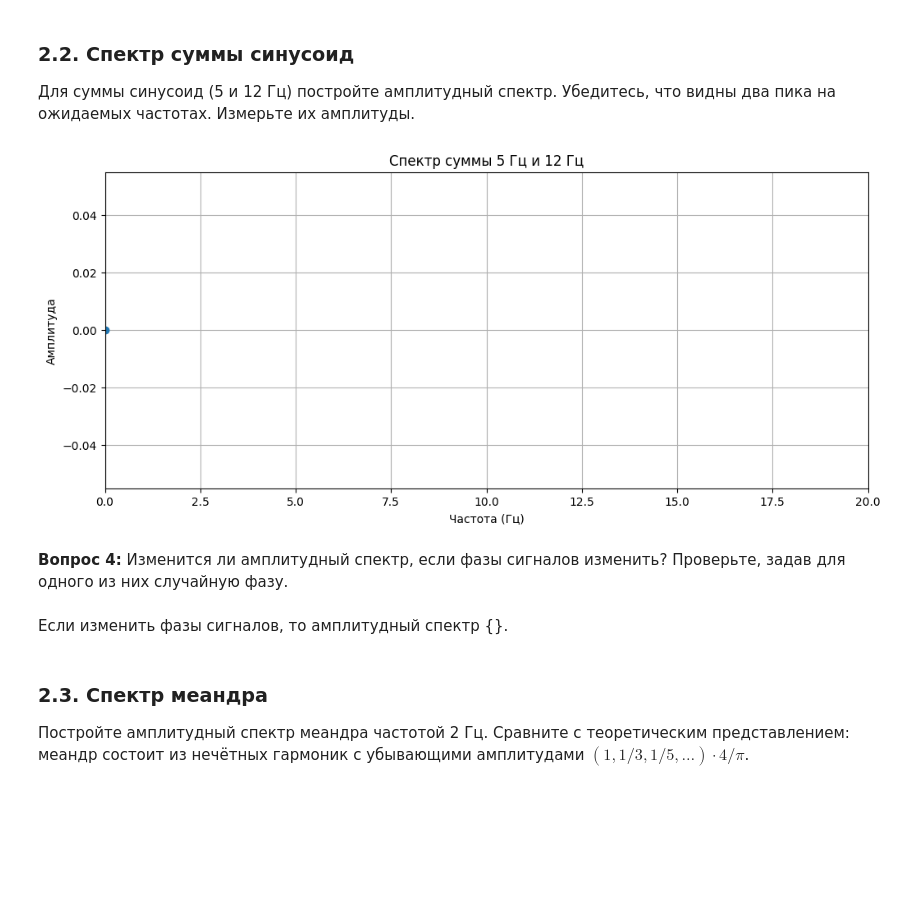
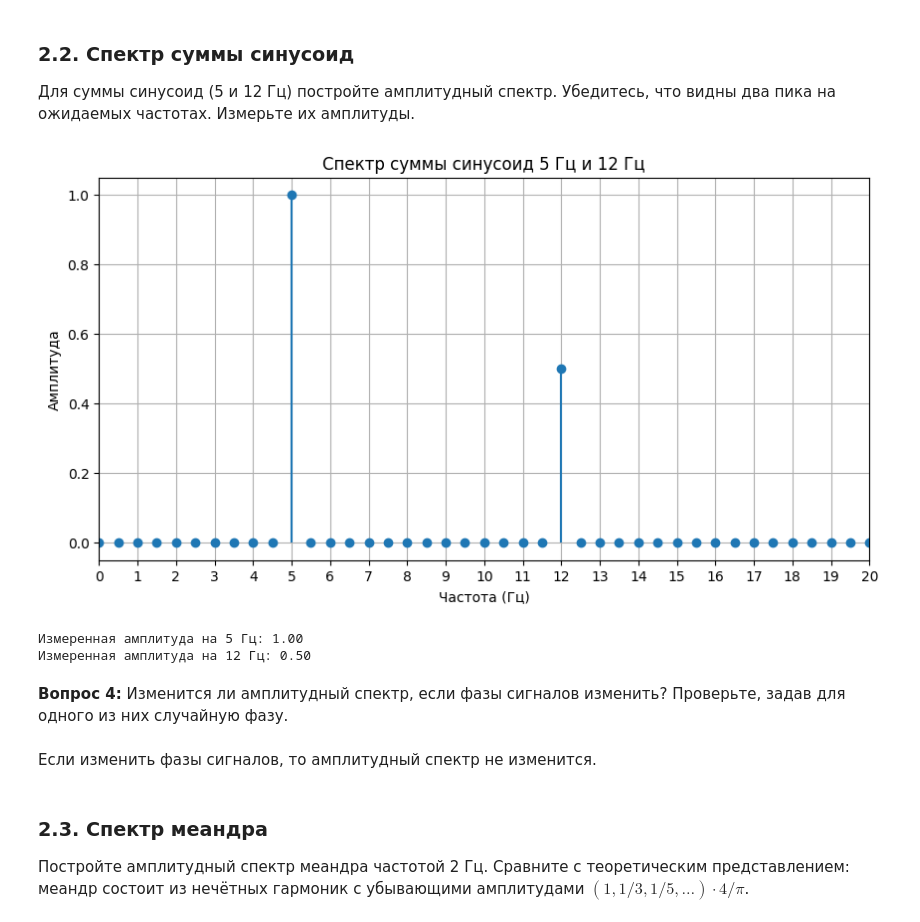
Before and after one commit to korzhimanov/dsp-seminars, a Jupyter notebook: seminars/1.ipynb, the cells around one changed output. Cells and saved outputs as stored; diff of their text form; code cells hidden in the pictures; blank space fills up the shorter version.

```diff
--- a/seminars/1.ipynb
+++ b/seminars/1.ipynb
@@ -138,24 +144,40 @@ plt.show()
 ### 2.2. Спектр суммы синусоид
 
 Для суммы синусоид (5 и 12 Гц) постройте амплитудный спектр. Убедитесь, что видны два пика на ожидаемых частотах. Измерьте их амплитуды.
-# %%
-X_sum = []
-X_sum_mag = []
-
-plt.figure()
-plt.stem([0,], [0,], basefmt=" ")
-plt.title('Спектр суммы 5 Гц и 12 Гц')
-plt.xlabel('Частота (Гц)')
-plt.ylabel('Амплитуда')
-plt.xlim(0, 20)
-plt.grid(True)
-plt.show()
-# %% [output]
-[figure, removed]
+# %%
+rand_phase = np.random.uniform(0, 2 * np.pi)
+
+s1 = 1.0 * np.sin(2 * np.pi * 5 * t)
+s2 = 0.5 * np.sin(2 * np.pi * 12 * t + rand_phase)
+signal_sum = s1 + s2
+
+X_sum = np.fft.fft(signal_sum)
+freq = np.fft.fftfreq(N, 1/fs)
+X_sum_mag = (2.0 / N) * np.abs(X_sum[:half])
+
+amp_5 = X_sum_mag[np.argmin(np.abs(freq_pos - 5))]
+amp_12 = X_sum_mag[np.argmin(np.abs(freq_pos - 12))]
+
+plt.figure(figsize=(10, 5))
+plt.stem(freq_pos, X_sum_mag, basefmt=" ", linefmt='C0-', markerfmt='C0o')
+plt.title('Спектр суммы синусоид 5 Гц и 12 Гц')
+plt.xlabel('Частота (Гц)')
+plt.ylabel('Амплитуда')
+plt.xlim(0, 20)
+plt.xticks(np.arange(0, 21, 1))
+plt.grid(True)
+plt.show()
+
+print(f"Измеренная амплитуда на 5 Гц: {amp_5:.2f}")
+print(f"Измеренная амплитуда на 12 Гц: {amp_12:.2f}")
+# %% [output]
+[figure, added]
+Измеренная амплитуда на 5 Гц: 1.00
+Измеренная амплитуда на 12 Гц: 0.50
 # %% [markdown]
 **Вопрос 4:** Изменится ли амплитудный спектр, если фазы сигналов изменить? Проверьте, задав для одного из них случайную фазу.
 # %% [markdown]
-Если изменить фазы сигналов, то амплитудный спектр {}.
+Если изменить фазы сигналов, то амплитудный спектр не изменится.
 # %% [markdown]
 ### 2.3. Спектр меандра
 
```
Also changed, not shown: parts of 13 cells of this notebook.
